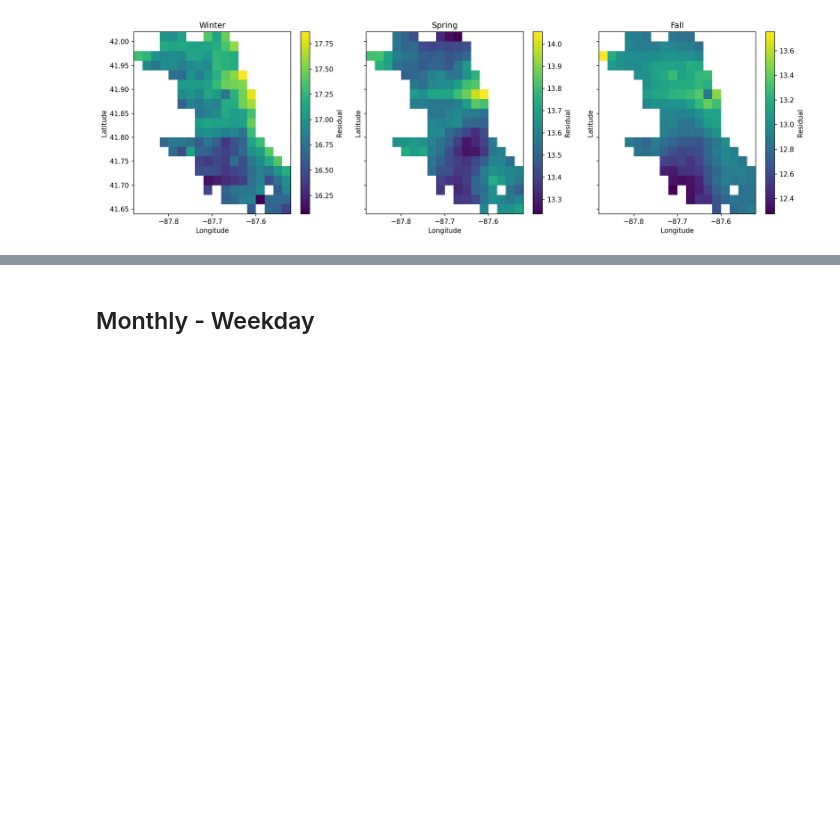
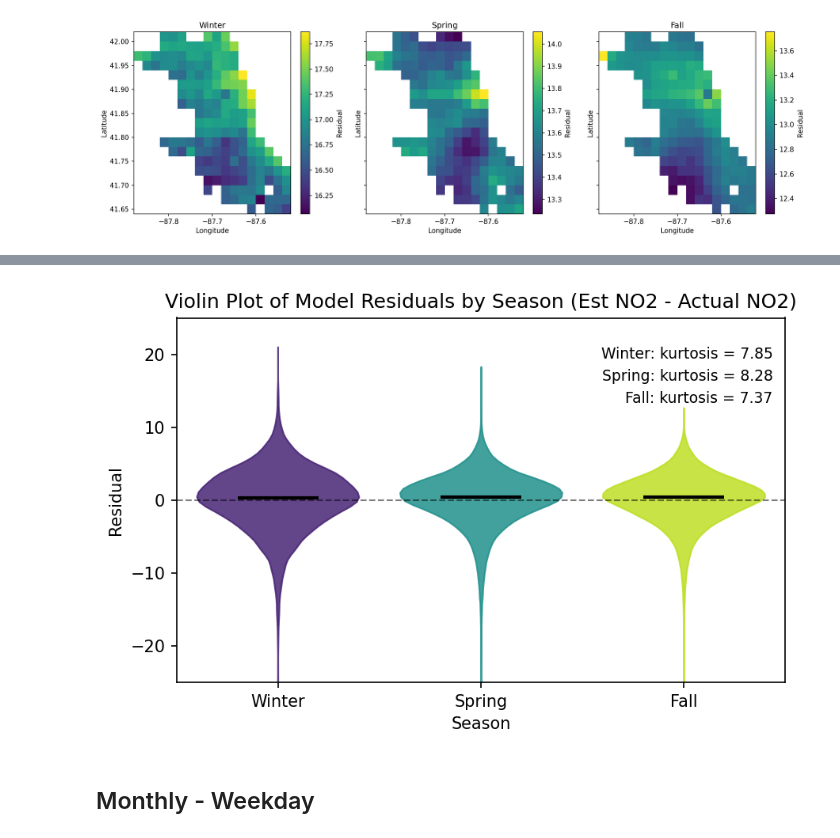
Before and after one commit to NASA-EarthRISE/earthrise-toolkit_ChicagoHAQ-2026, a Jupyter notebook: processing-scripts/clarity-tempo-fusion-v3.ipynb, the cells around one changed output, grey strips where cells are left out. Cells and saved outputs as stored; diff of their text form; code cells hidden in the pictures; blank space fills up the shorter version.

```diff
--- a/processing-scripts/clarity-tempo-fusion-v3.ipynb
+++ b/processing-scripts/clarity-tempo-fusion-v3.ipynb
@@ -1416,2 +1439,74 @@ plt.show()
+# %%
+white_annotations = False
+filename = 'seasonal-weekday-violin-residuals-clean.png'
+annotation_color = 'white' if white_annotations else 'black'
+
+season_order = ['Winter', 'Spring', 'Summer', 'Fall']
+violin_data = []
+
+for season in season_order:
+    if season not in seasonal_weekday['season'].dropna().unique():
+        continue
+
+    season_values = seasonal_weekday.loc[seasonal_weekday['season'] == season, 'residual'].dropna()
+    if not season_values.empty:
+        violin_data.append((season, season_values))
+
+fig, ax = plt.subplots(figsize=(6, 4))
+viridis_colors = plt.cm.viridis(np.linspace(0.10, 0.90, len(violin_data)))
+
+if violin_data:
+    data_values = [values.to_numpy(dtype=float) for _, values in violin_data]
+    positions = np.arange(1, len(violin_data) + 1)
+
+    parts = ax.violinplot(
+        data_values,
+        positions=positions,
+        showmeans=False,
+        showmedians=True,
+        showextrema=False,
+        widths=0.8,
+    )
+
+    for body, color in zip(parts['bodies'], viridis_colors):
+        body.set_facecolor(color)
+        body.set_edgecolor(color)
+        body.set_alpha(0.85)
+
+    if 'cmedians' in parts:
+        parts['cmedians'].set_color('black')
+        parts['cmedians'].set_linewidth(2)
+
+    ax.set_xticks(positions)
+    ax.set_xticklabels([season for season, _ in violin_data], color=annotation_color)
+
+    for i, (season, values) in enumerate(violin_data):
+        kurt = kurtosis(values, fisher=False, bias=False)
+        ax.text(
+            0.98,
+            0.92 - 0.06 * i,
+            f'{season}: kurtosis = {kurt:.2f}',
+            transform=ax.transAxes,
+            ha='right',
+            va='top',
+            fontsize=9,
+            color=annotation_color,
+        )
+
+    ax.axhline(0, color='black', linestyle='--', linewidth=1, alpha=0.5)
+
+ax.set_title('Violin Plot of Model Residuals by Season (Est NO2 - Actual NO2)', color=annotation_color)
+ax.set_xlabel('Season', color=annotation_color)
+ax.set_ylabel('Residual', color=annotation_color)
+ax.tick_params(axis='x', colors=annotation_color)
+ax.tick_params(axis='y', colors=annotation_color)
+ax.set_xlim(0.5, len(violin_data) + 0.5)
+ax.set_ylim(-25, 25)
+
+plt.tight_layout()
+plt.savefig(filename, dpi=300)
+plt.show()
+# %% [output]
+[figure, added]
 # %% [markdown]
 ## Monthly - Weekday
```
Also changed, not shown: parts of 6 cells of this notebook, 2 other files.
